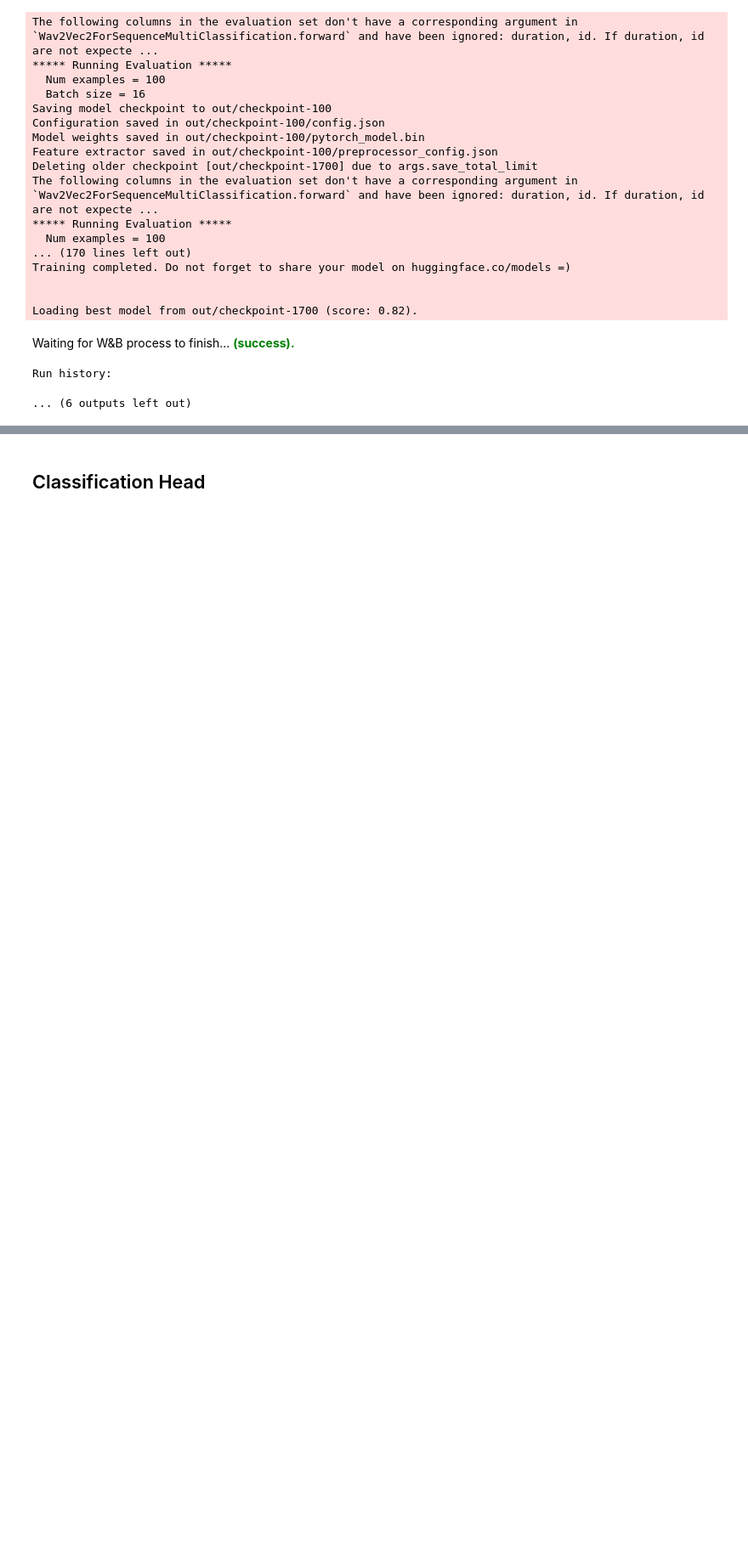
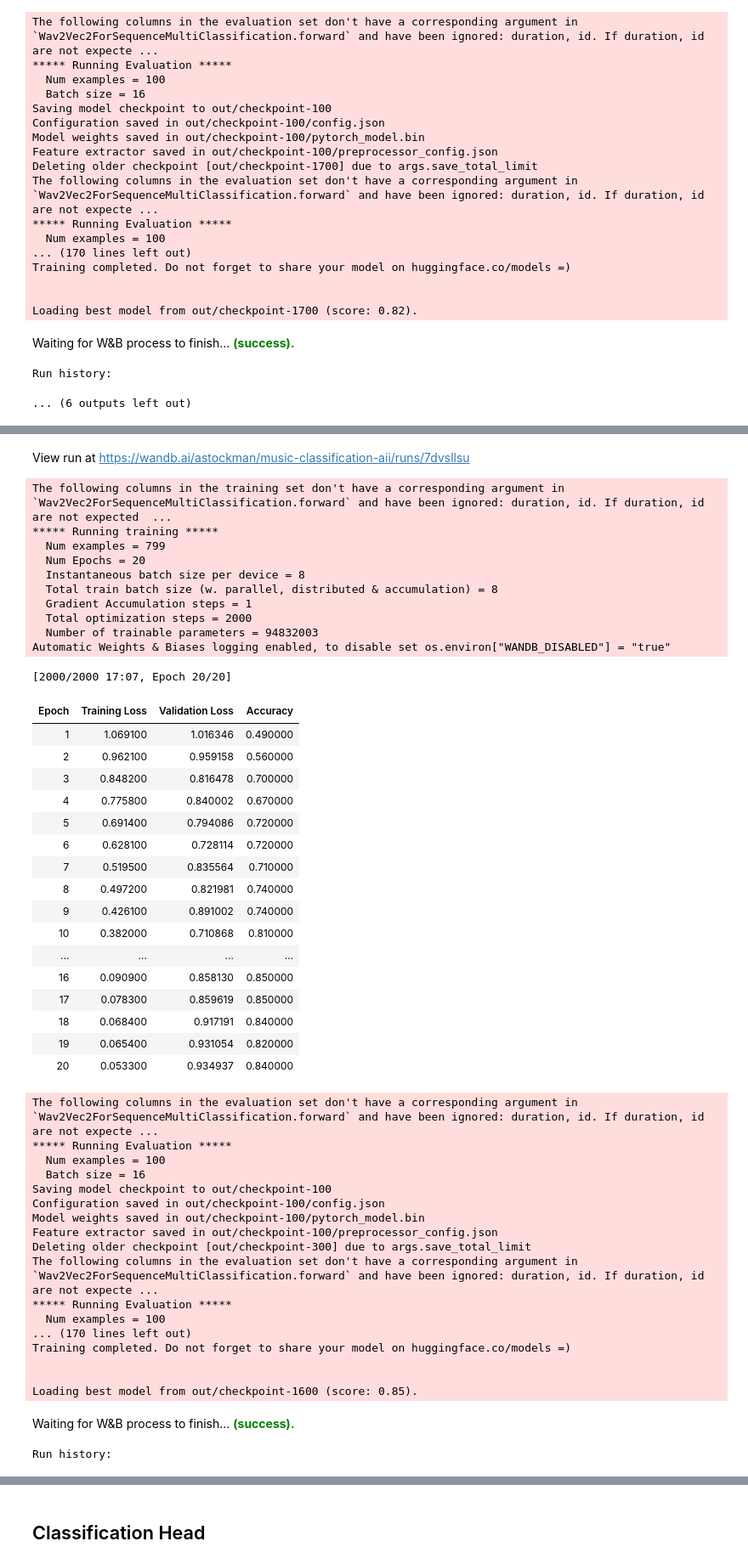
Before and after one commit to LIA-UniBo/music-classification, a Jupyter notebook: 2_training.ipynb, the cells around one changed output, grey strips where cells are left out. Shown at 85% size. Saved outputs shown, nothing was run; the diff lists cells and outputs as text; code cells hidden in the pictures; blank space fills up the shorter version.

Commit message:
training

```diff
--- a/2_training.ipynb
+++ b/2_training.ipynb
@@ -137,7 +138,7 @@ trainer = get_trainer(
     training_config=TRAINING_CONFIG,
     feature_extractor=None,
     output_dir="out",
-    debug=True,
+    debug=False,
     env=NOTEBOOK_ENV,
 )
 
@@ -220,7 +221,7 @@ trainer = get_trainer(
     training_config=TRAINING_CONFIG,
     feature_extractor=None,
     output_dir="out",
-    debug=True,
+    debug=False,
     env=NOTEBOOK_ENV,
 )
 
@@ -289,0 +296,19 @@ Run history:
+# %%
+run_name = get_run_name(TRAINING_CONFIG)
+model = get_model(TRAINING_CONFIG, prepared_ds["train"])
+
+trainer = get_trainer(
+    run_name=run_name,
+    model=model,
+    train_ds=prepared_ds["train"],
+    eval_ds=prepared_ds["valid"],
+    training_config=TRAINING_CONFIG,
+    feature_extractor=None,
+    output_dir="out",
+    debug=False,
+    env=NOTEBOOK_ENV,
+)
+
+trainer.train()
+end_training(run_name, trainer, MODELS_DIR_PATH)
+# %% [output]
@@ -289,0 +326,48 @@ Run history:
+View run at https://wandb.ai/astockman/music-classification-aii/runs/7dvsllsu
+The following columns in the training set don't have a corresponding argument in `Wav2Vec2ForSequenceMultiClassification.forward` and have been ignored: duration, id. If duration, id are not expected  ...
+***** Running training *****
+  Num examples = 799
+  Num Epochs = 20
+  Instantaneous batch size per device = 8
+  Total train batch size (w. parallel, distributed & accumulation) = 8
+  Gradient Accumulation steps = 1
+  Total optimization steps = 2000
+  Number of trainable parameters = 94832003
+Automatic Weights & Biases logging enabled, to disable set os.environ["WANDB_DISABLED"] = "true"
+[2000/2000 17:07, Epoch 20/20]
+| Epoch | Training Loss | Validation Loss | Accuracy |
+| 1 | 1.069100 | 1.016346 | 0.490000 |
+| 2 | 0.962100 | 0.959158 | 0.560000 |
+| 3 | 0.848200 | 0.816478 | 0.700000 |
+| 4 | 0.775800 | 0.840002 | 0.670000 |
+| 5 | 0.691400 | 0.794086 | 0.720000 |
+| 6 | 0.628100 | 0.728114 | 0.720000 |
+| 7 | 0.519500 | 0.835564 | 0.710000 |
+| 8 | 0.497200 | 0.821981 | 0.740000 |
+| 9 | 0.426100 | 0.891002 | 0.740000 |
+| 10 | 0.382000 | 0.710868 | 0.810000 |
+| ... | ... | ... | ... |
+| 16 | 0.090900 | 0.858130 | 0.850000 |
+| 17 | 0.078300 | 0.859619 | 0.850000 |
+| 18 | 0.068400 | 0.917191 | 0.840000 |
+| 19 | 0.065400 | 0.931054 | 0.820000 |
+| 20 | 0.053300 | 0.934937 | 0.840000 |
+The following columns in the evaluation set don't have a corresponding argument in `Wav2Vec2ForSequenceMultiClassification.forward` and have been ignored: duration, id. If duration, id are not expecte ...
+***** Running Evaluation *****
+  Num examples = 100
+  Batch size = 16
+Saving model checkpoint to out/checkpoint-100
+Configuration saved in out/checkpoint-100/config.json
+Model weights saved in out/checkpoint-100/pytorch_model.bin
+Feature extractor saved in out/checkpoint-100/preprocessor_config.json
+Deleting older checkpoint [out/checkpoint-300] due to args.save_total_limit
+The following columns in the evaluation set don't have a corresponding argument in `Wav2Vec2ForSequenceMultiClassification.forward` and have been ignored: duration, id. If duration, id are not expecte ...
+***** Running Evaluation *****
+  Num examples = 100
+... (170 lines left out)
+Training completed. Do not forget to share your model on huggingface.co/models =)
+
+
+Loading best model from out/checkpoint-1600 (score: 0.85).
+Waiting for W&B process to finish... (success).
+Run history:
```
Also changed, not shown: parts of 26 cells of this notebook.
